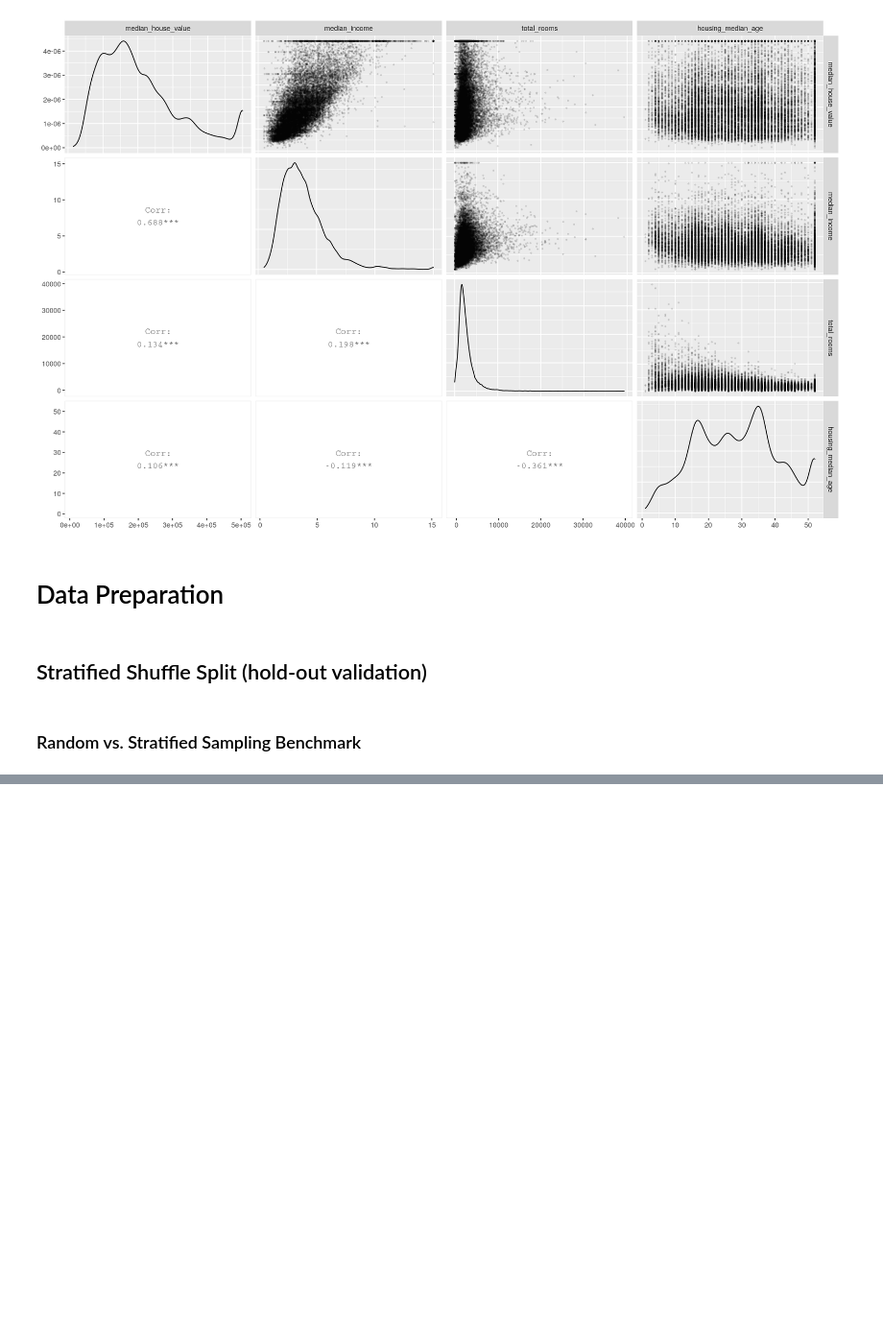
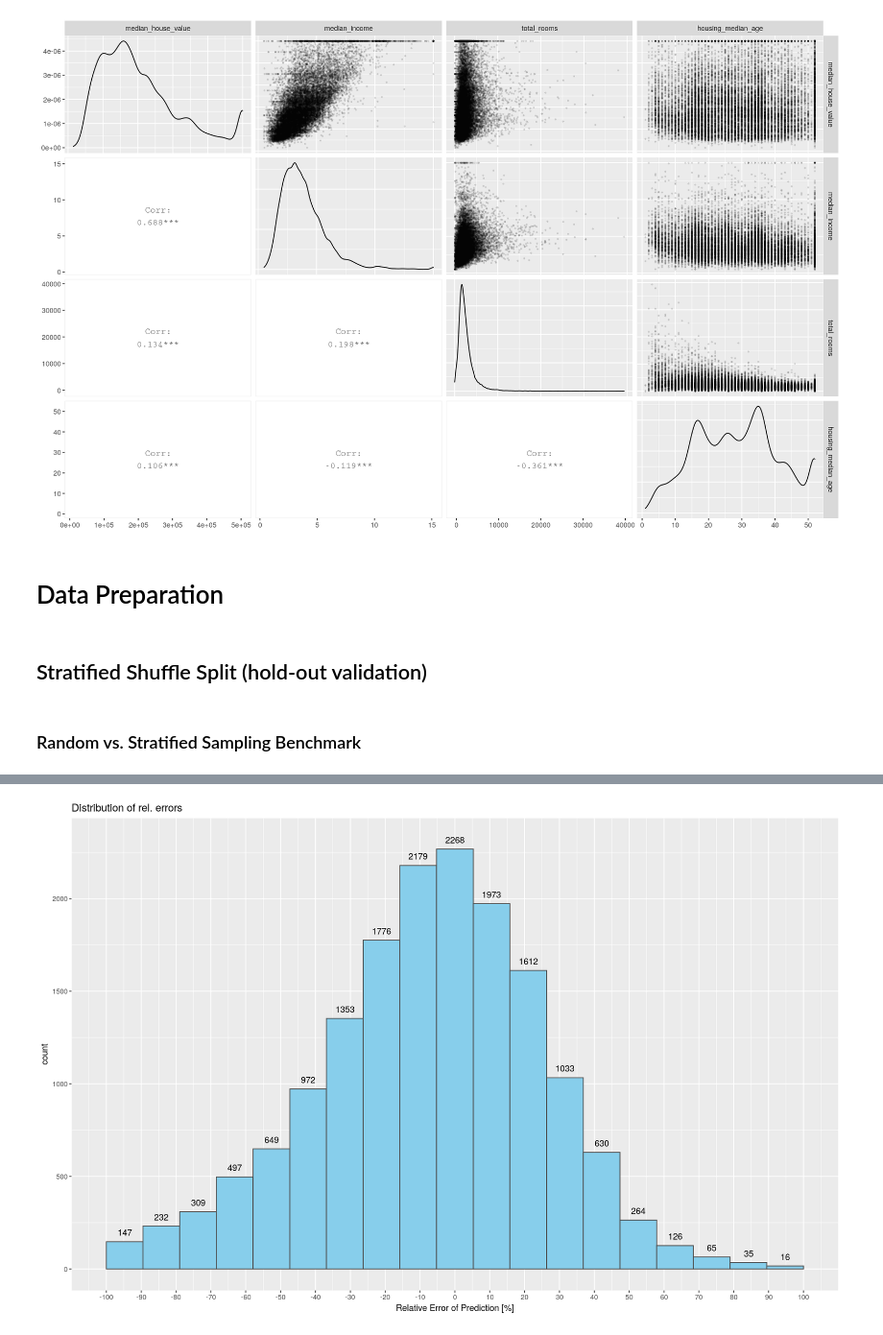
Before and after one commit to slavistan/ml-book-notes, a Jupyter notebook: scratchpad.ipynb, the cells around one changed output, grey strips where cells are left out. Shown at 96% size. Cells and saved outputs as stored; diff of their text form; code cells hidden in the pictures; blank space fills up the shorter version.

```diff
--- a/scratchpad.ipynb
+++ b/scratchpad.ipynb
@@ -94,0 +199,8 @@ A tibble: 5 × 6
+# %%
+ggplot(train_info, aes(x=diffrel*sign)) +
+    geom_histogram(fill = 'skyblue', color = 'grey30', bins=20) +
+    stat_bin(geom="text", aes(label=..count.., y=50+..count..), bins=20) +
+    scale_x_continuous(labels = function(x)100*x, limits=c(-1, 1),
+                      breaks=seq(-1,1,.1)) +
+    labs(title="Distribution of rel. errors", x="Relative Error of Prediction [%]")
+# %% [output]
@@ -94,0 +211 @@ A tibble: 5 × 6
+[figure, added]
```
Also changed, not shown: parts of 10 cells of this notebook, 2 other files.
